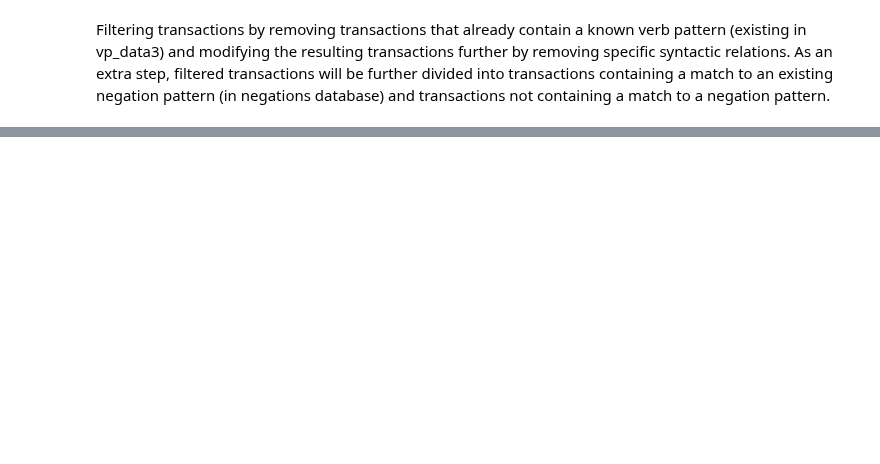
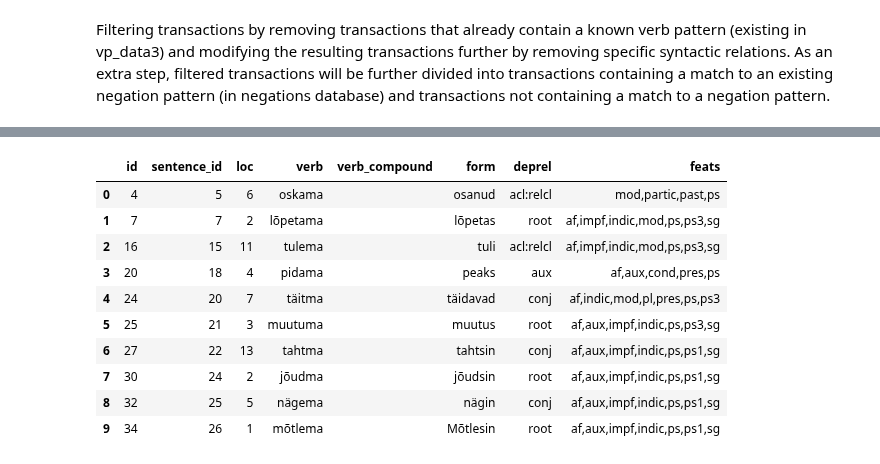
Before and after one commit to estnltk/syntax_experiments, a Jupyter notebook: workflows/002_verb_negations/003_filtering_transactions/transactions_filtering.ipynb, the cells around one changed output, grey strips where cells are left out. Cells and saved outputs as stored; diff of their text form; code cells hidden in the pictures; blank space fills up the shorter version.

```diff
--- a/workflows/002_verb_negations/003_filtering_transactions/transactions_filtering.ipynb
+++ b/workflows/002_verb_negations/003_filtering_transactions/transactions_filtering.ipynb
@@ -138,0 +200,14 @@ con.close()
+# %%
+display_sqlite_as_dataframe(MATCHED_TR_DB, 'transaction_head', 10)
+# %% [output]
+|  | id | sentence_id | loc | verb | verb_compound | form | deprel | feats |
+| 0 | 4 | 5 | 6 | oskama |  | osanud | acl:relcl | mod,partic,past,ps |
+| 1 | 7 | 7 | 2 | lõpetama |  | lõpetas | root | af,impf,indic,mod,ps,ps3,sg |
+| 2 | 16 | 15 | 11 | tulema |  | tuli | acl:relcl | af,impf,indic,mod,ps,ps3,sg |
+| 3 | 20 | 18 | 4 | pidama |  | peaks | aux | af,aux,cond,pres,ps |
+| 4 | 24 | 20 | 7 | täitma |  | täidavad | conj | af,indic,mod,pl,pres,ps,ps3 |
+| 5 | 25 | 21 | 3 | muutuma |  | muutus | root | af,aux,impf,indic,ps,ps3,sg |
+| 6 | 27 | 22 | 13 | tahtma |  | tahtsin | conj | af,aux,impf,indic,ps,ps1,sg |
+| 7 | 30 | 24 | 2 | jõudma |  | jõudsin | root | af,aux,impf,indic,ps,ps1,sg |
+| 8 | 32 | 25 | 5 | nägema |  | nägin | conj | af,aux,impf,indic,ps,ps1,sg |
+| 9 | 34 | 26 | 1 | mõtlema |  | Mõtlesin | root | af,aux,impf,indic,ps,ps1,sg |
```
Also changed, not shown: parts of 21 cells of this notebook, 30 other files.
